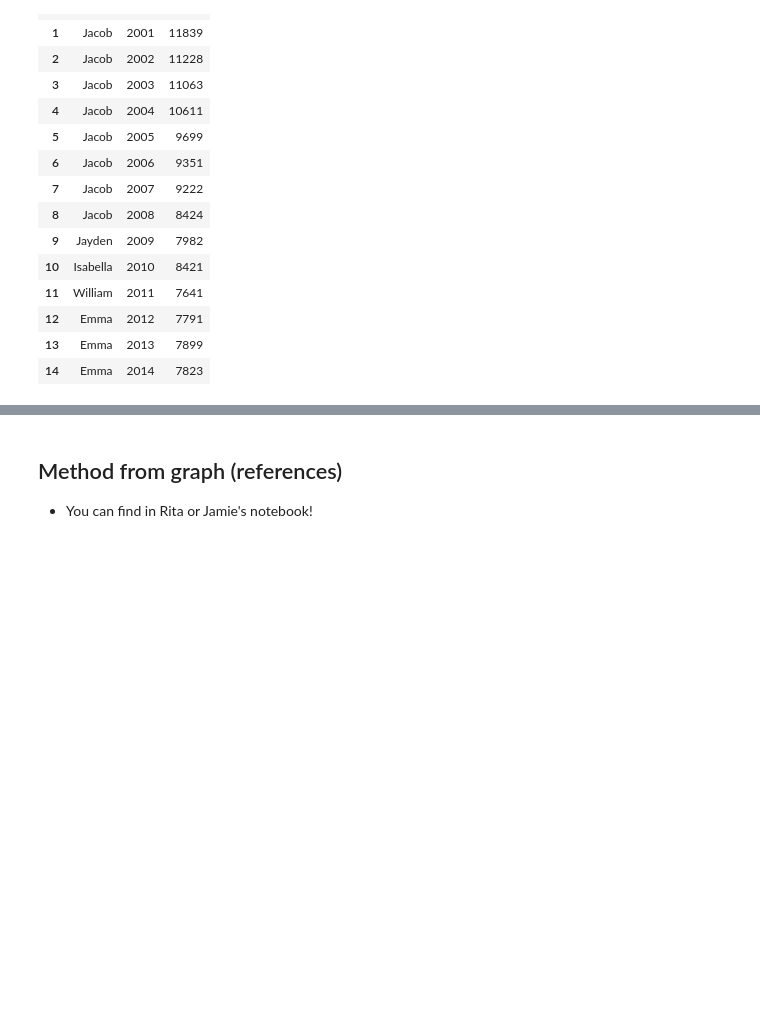
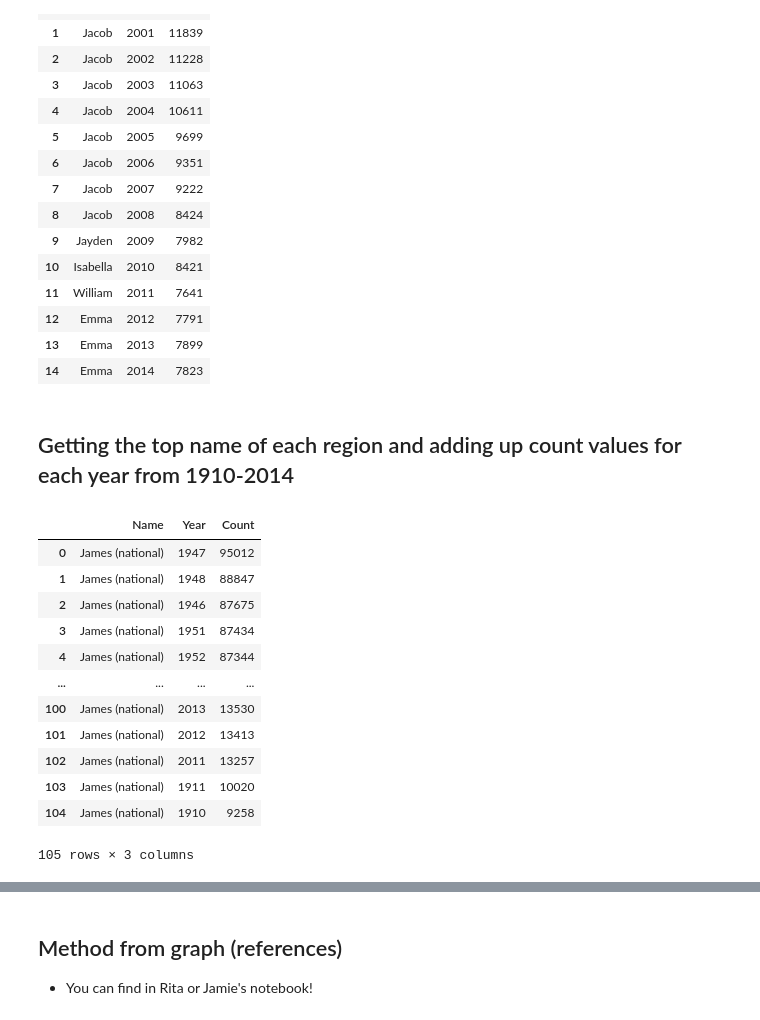
Before and after one commit to data301-2020-winter2/course-project-group_1039, a Jupyter notebook: analysis/submitted/analysis.ipynb, the cells around one changed output, grey strips where cells are left out. Saved outputs shown, nothing was run; the diff lists cells and outputs as text; code cells hidden in the pictures; blank space fills up the shorter version.

```diff
--- a/analysis/submitted/analysis.ipynb
+++ b/analysis/submitted/analysis.ipynb
@@ -277,3 +277,36 @@ get_top_in_interval(s_df, begin=2000, stop=2014)
 | 12 | Emma | 2012 | 7791 |
 | 13 | Emma | 2013 | 7899 |
 | 14 | Emma | 2014 | 7823 |
+# %% [markdown]
+## Getting the top name of each region and adding up count values for each year from 1910-2014
+# %%
+# getting a list of the top name for each region and for national
+top_national = top_5_names.head(1)
+top_n = top5_n.head(1)
+top_s = top5_s.head(1)
+top_w = top5_w.head(1)
+top_mw = top5_mw.head(1)
+name_list = [top_national.iloc[0]['Name'],top_n.iloc[0]['Name'],top_s.iloc[0]['Name'],top_w.iloc[0]['Name'],top_mw.iloc[0]['Name']]
+
+# Cleaning dataframe to only show top name, and its count value for each year
+top_national = national_df.drop(columns='Gender').groupby(['Name','Year'],as_index=False).agg(np.sum).sort_values(ascending=False, by=['Count'])
+top_national = top_national.loc[(top_national['Name'] == name_list[0])].reset_index(drop=True)
+
+# Adding the region in name column
+for i in range(0,105):
+    top_national.loc[i,'Name'] = 'James (national)'
+top_national.reset_index(drop=True)
+# %% [output]
+|  | Name | Year | Count |
+| 0 | James (national) | 1947 | 95012 |
+| 1 | James (national) | 1948 | 88847 |
+| 2 | James (national) | 1946 | 87675 |
+| 3 | James (national) | 1951 | 87434 |
+| 4 | James (national) | 1952 | 87344 |
+| ... | ... | ... | ... |
+| 100 | James (national) | 2013 | 13530 |
+| 101 | James (national) | 2012 | 13413 |
+| 102 | James (national) | 2011 | 13257 |
+| 103 | James (national) | 1911 | 10020 |
+| 104 | James (national) | 1910 | 9258 |
+105 rows × 3 columns
```
Also changed, not shown: parts of 10 cells of this notebook.
